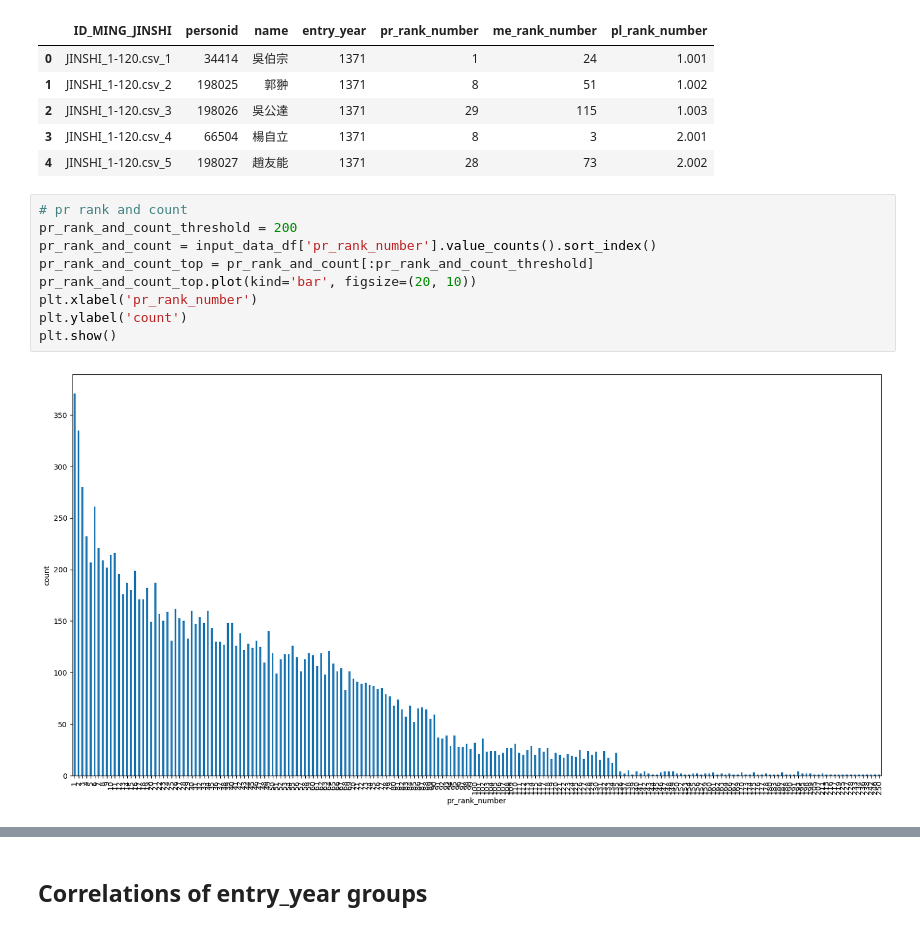
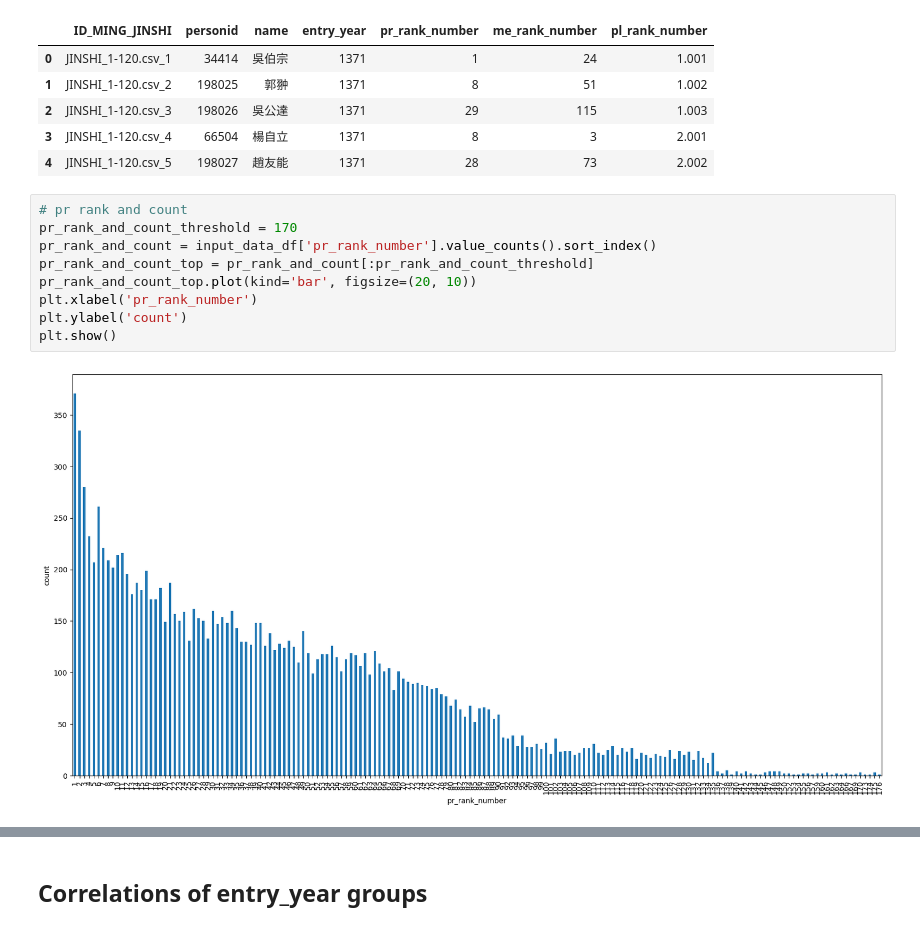
Before and after one commit to sudoghut/ming_provincial_metropolitan_palace_exam_rank_correlation, a Jupyter notebook: ming_provincial_metropolitan_palace_exam_rank_correlation.ipynb, the cells around one changed output, grey strips where cells are left out. Cells and saved outputs as stored; diff of their text form.

Commit message:
revise Missing pr ranks (losers after passing pr) aka 會試落榜者的鄉試名次 bar chart

```diff
--- a/ming_provincial_metropolitan_palace_exam_rank_correlation.ipynb
+++ b/ming_provincial_metropolitan_palace_exam_rank_correlation.ipynb
@@ -506,15 +506,15 @@ input_data_df.head()
 | 4 | JINSHI_1-120.csv_5 | 198027 | 趙友能 | 1371 | 28 | 73 | 2.002 |
 # %%
 # pr rank and count
-pr_rank_and_count_threshold = 200
+pr_rank_and_count_threshold = 170
 pr_rank_and_count = input_data_df['pr_rank_number'].value_counts().sort_index()
 pr_rank_and_count_top = pr_rank_and_count[:pr_rank_and_count_threshold]
 pr_rank_and_count_top.plot(kind='bar', figsize=(20, 10))
 plt.xlabel('pr_rank_number')
 plt.ylabel('count')
 plt.show()
 # %% [output]
-[figure, old version]
+[figure, new version]
 # %%
 # The pr rank that does not have any count AKA 鄉試考中此名次，會試必失敗
 pr_rank_and_count_no_count = []
```
Also changed, not shown: parts of 5 cells of this notebook, 1 other file.
